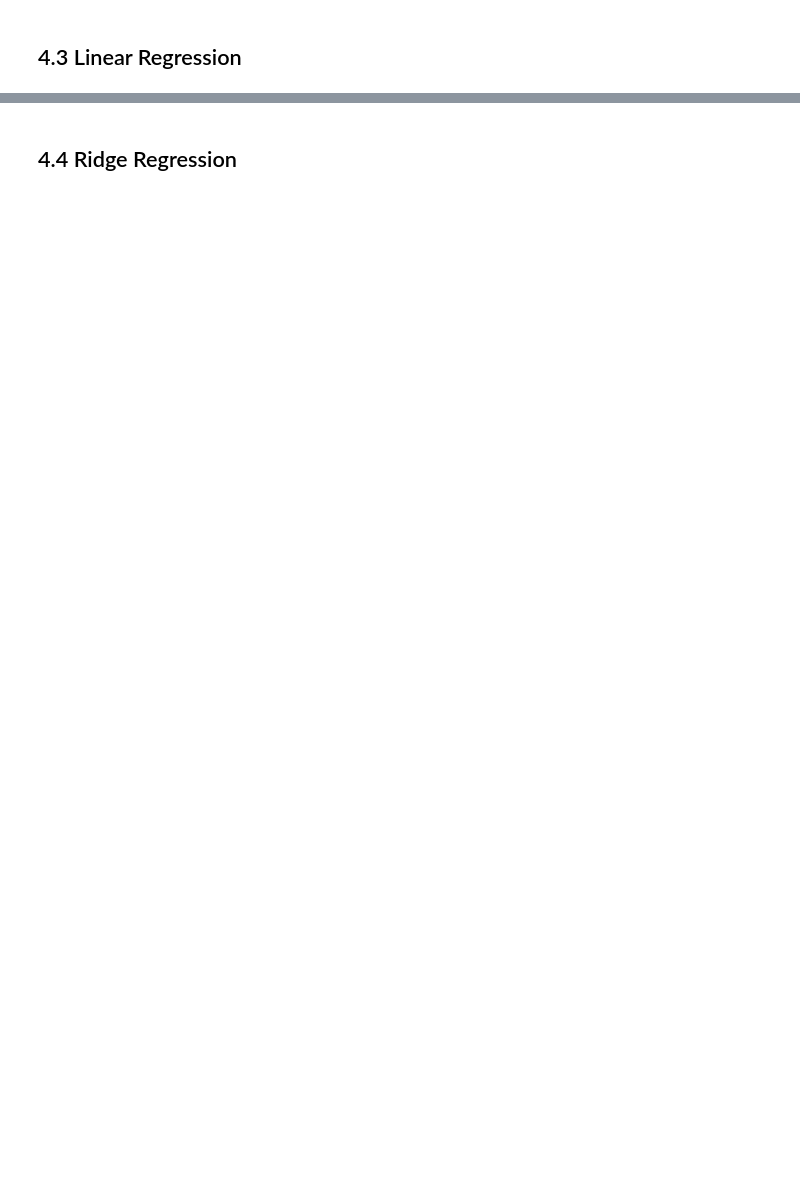
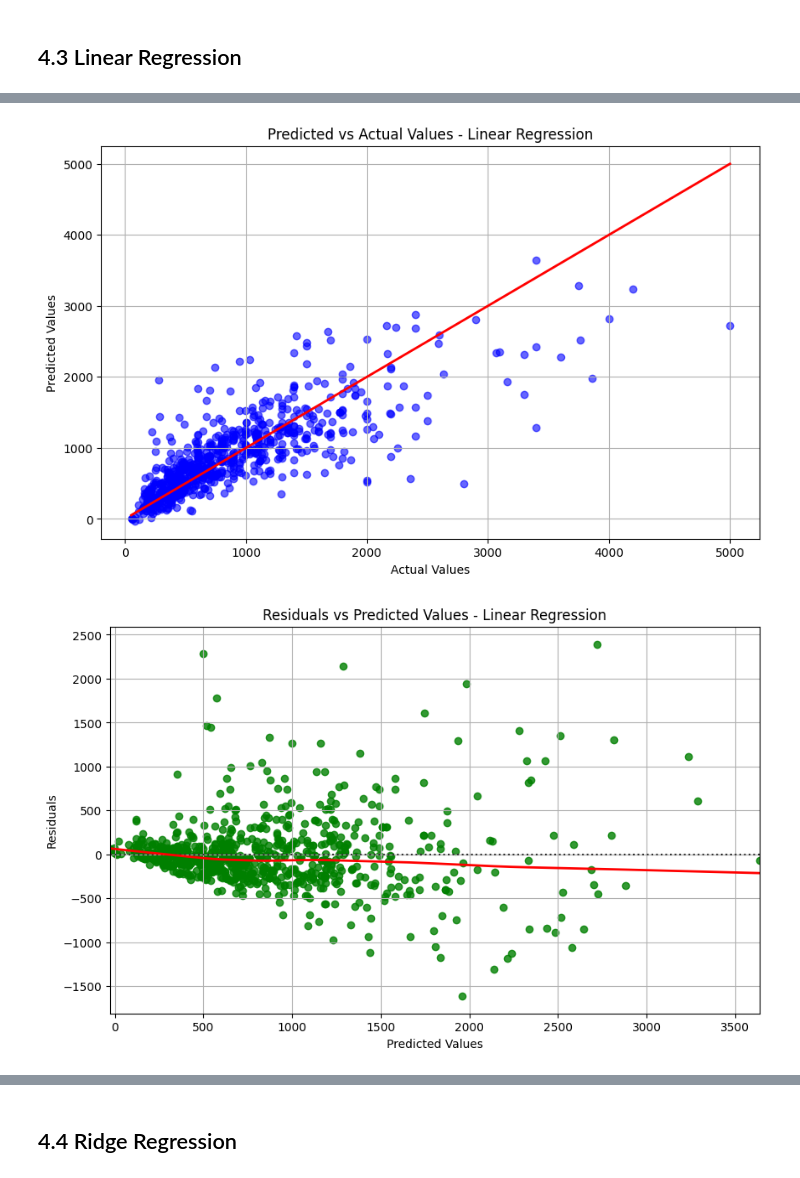
Before and after one commit to VaibhavSaran/CSE-587-PROJECT-LAPTRACK, a Jupyter notebook: Phase2/Project Laptrack - Phase 2 Model Building.ipynb, the cells around one changed output, grey strips where cells are left out. Drawn from its saved outputs; the diff is of its cells as text; code cells hidden in the pictures; blank space fills up the shorter version.

```diff
--- a/Phase2/Project Laptrack - Phase 2 Model Building.ipynb
+++ b/Phase2/Project Laptrack - Phase 2 Model Building.ipynb
@@ -34,8 +35,6 @@ laptop_df.head()
 | 3 | Apple | MacBook Pro | Mvvm2ll/a | Intel | Core i9 | SSD | ... |
 | 4 | HP | TPN-Q279 | TPN-Q279 | AMD | Ryzen 5 | SSD | ... |
 5 rows × 21 columns
-# %%
-laptop_df  = pd.read_csv('LaptrackPhase2.csv')
 # %% [markdown]
 # 3. Preparing the dataset for Model Building
 # %%
@@ -479,0 +339,49 @@ y_pred_linear = linear_regressor.predict(X_test_scaled)
+# %%
+# Predicted vs Actual Values Plot
+plt.figure(figsize=(10, 6))
+plt.scatter(y_test, LR_y_pred, color='blue', alpha=0.6)
+plt.plot([y_test.min(), y_test.max()], [y_test.min(), y_test.max()], color='red', linewidth=2)  # Identity line
+plt.title("Predicted vs Actual Values - Linear Regression")
+plt.xlabel("Actual Values")
+plt.ylabel("Predicted Values")
+plt.grid(True)
+plt.show()
+
+# Residual Plot (Predicted values vs Residuals)
+residuals = y_test - LR_y_pred
+plt.figure(figsize=(10, 6))
+sns.residplot(x=LR_y_pred, y=residuals, lowess=True,color="green", line_kws={'color': 'red', 'lw': 2})
+plt.title("Residuals vs Predicted Values - Linear Regression")
+plt.xlabel("Predicted Values")
+plt.ylabel("Residuals")
+plt.grid(True)
+plt.show()
+
+# Feature Coefficients Plot (for Linear Regression)
+coefficients = LR_pipeline.named_steps['regressor'].coef_
+
+# Get the feature names from one-hot encoding (including numerical features)
+cat_feature_names = LR_pipeline.named_steps['preprocessor'].named_transformers_['cat'].get_feature_names_out(categorical_cols)
+all_feature_names = np.concatenate([cat_feature_names, numerical_cols[:-1]])
+
+# Prepare a DataFrame for better visualization of feature importance
+coef_df = pd.DataFrame({
+    'Feature': all_feature_names,
+    'Coefficient': coefficients
+}).sort_values(by='Coefficient', ascending=False)
+
+# Number of top features to display
+top_n = 10
+
+# Sort the coefficients by absolute value and get the top N features
+coef_df['Absolute_Coefficient'] = coef_df['Coefficient'].abs()
+top_coef_df = coef_df.sort_values(by='Absolute_Coefficient', ascending=False).head(top_n)
+
+# Plot top feature coefficients (importance)
+plt.figure(figsize=(10, 6))
+sns.barplot(x='Coefficient', y='Feature', data=top_coef_df, palette='viridis')
+plt.title(f"Top {top_n} Feature Coefficients from Linear Regression")
+plt.show()
+# %% [output]
+[figure, added]
+[figure, added]
```
Also changed, not shown: parts of 58 cells of this notebook, 1 other file.
